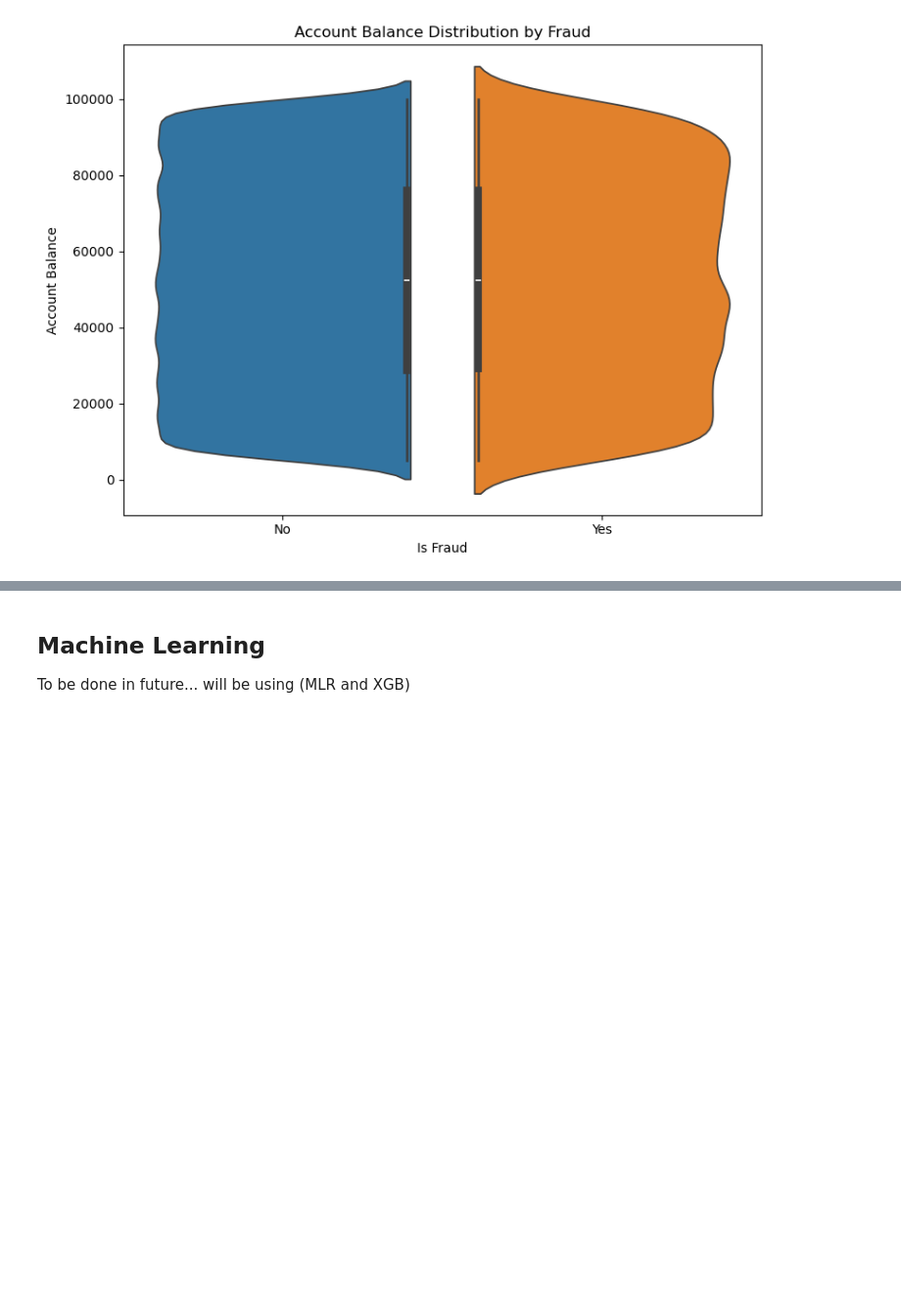
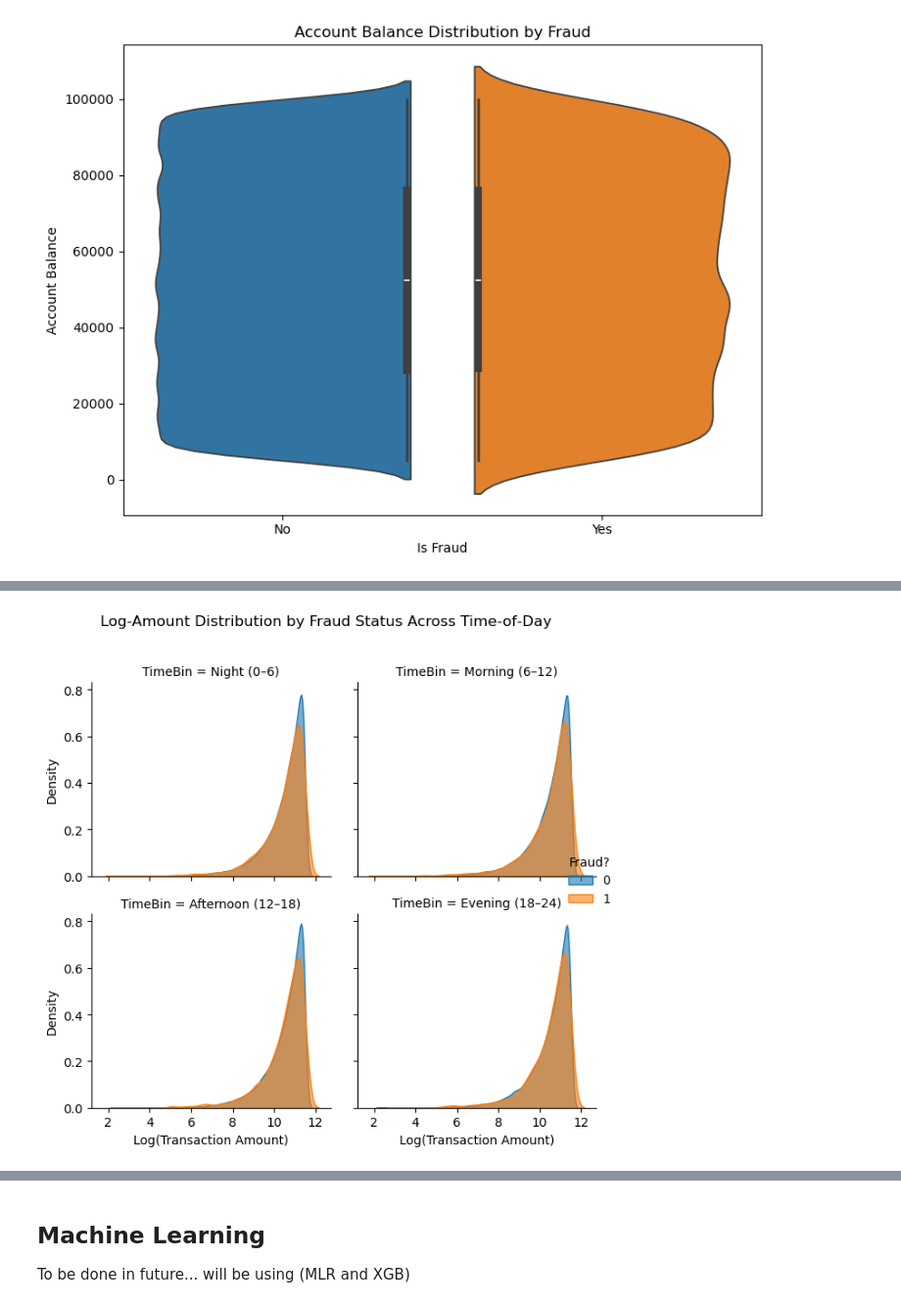
Before and after one commit to owenmilke/CS3870-Final-Project, a Jupyter notebook: BankFraud.ipynb, the cells around one changed output, grey strips where cells are left out. Shown: that part at 98% size. Saved outputs shown, nothing was run; the diff lists cells and outputs as text; code cells hidden in the pictures; blank space fills up the shorter version.

```diff
--- a/BankFraud.ipynb
+++ b/BankFraud.ipynb
@@ -230,0 +358,31 @@ Confirmed cases of fraud seem to cover more of the extremes of account balance,
+# %%
+import numpy as np
+
+df = pd.read_csv('Cleaned_Fraud.csv', parse_dates=['Transaction_Date'])
+# log‐amount
+df['LogAmt'] = np.log1p(df['Transaction_Amount'])
+# hour as integer
+df['Hour']   = pd.to_datetime(df['Transaction_Time'], format='%H:%M:%S').dt.hour
+
+bins = [0, 6, 12, 18, 24]
+labels = ['Night (0–6)','Morning (6–12)','Afternoon (12–18)','Evening (18–24)']
+df['TimeBin'] = pd.cut(df['Hour'], bins=bins, labels=labels, right=False)
+
+# 3) Faceted KDE
+g = sns.FacetGrid(
+    df,
+    col='TimeBin',
+    hue='Is_Fraud',
+    sharex=True,
+    sharey=True,
+    col_wrap=2,
+    height=3
+)
+g.map(sns.kdeplot, 'LogAmt', fill=True, common_norm=False, alpha=0.6)
+g.add_legend(title='Fraud?')
+g.set_axis_labels('Log(Transaction Amount)', 'Density')
+g.fig.suptitle('Log-Amount Distribution by Fraud Status Across Time‐of‐Day', y=1.02)
+plt.tight_layout()
+plt.show()
+# %% [output]
+[figure, added]
```
Also changed, not shown: parts of 15 cells of this notebook, 1 other file.
